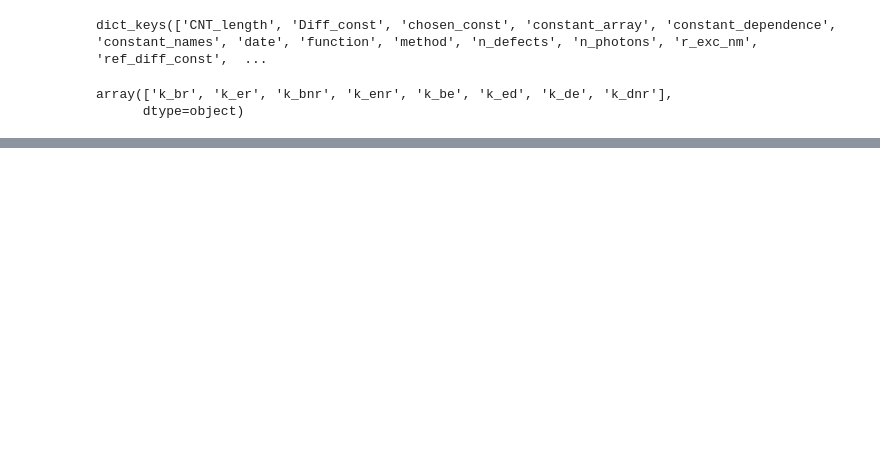
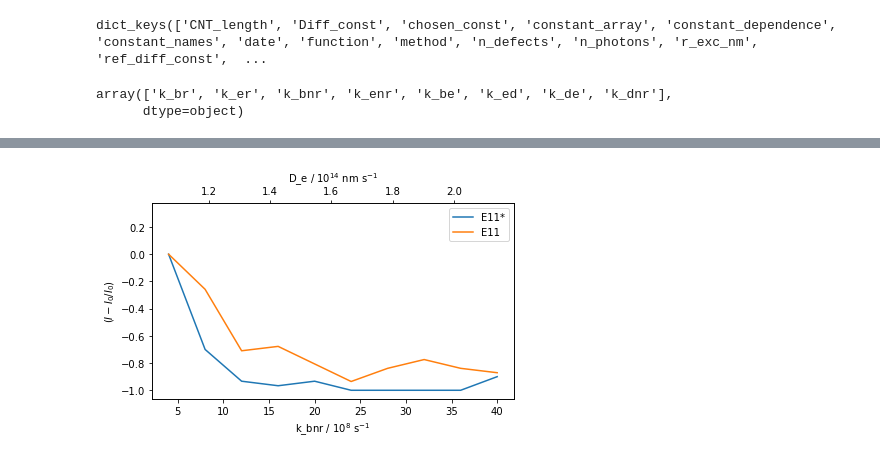
Before and after one commit to mariadohmen/CNT-MC, a Jupyter notebook: simulation/sim_notebooks/2020-10-05-kenr-kbnr-diff-eval.ipynb, the cells around one changed output, grey strips where cells are left out. Cells and saved outputs as stored; diff of their text form; code cells hidden in the pictures; blank space fills up the shorter version.

```diff
--- a/simulation/sim_notebooks/2020-10-05-kenr-kbnr-diff-eval.ipynb
+++ b/simulation/sim_notebooks/2020-10-05-kenr-kbnr-diff-eval.ipynb
@@ -151,0 +127,4 @@ plot_QY_prist_3_params(sims[6], 0);
+# %%
+plot_QY_delta_defect_3_params(sims[7], 0);
+# %% [output]
+[figure, added]
```
Also changed, not shown: parts of 17 cells of this notebook, 3 other files.
